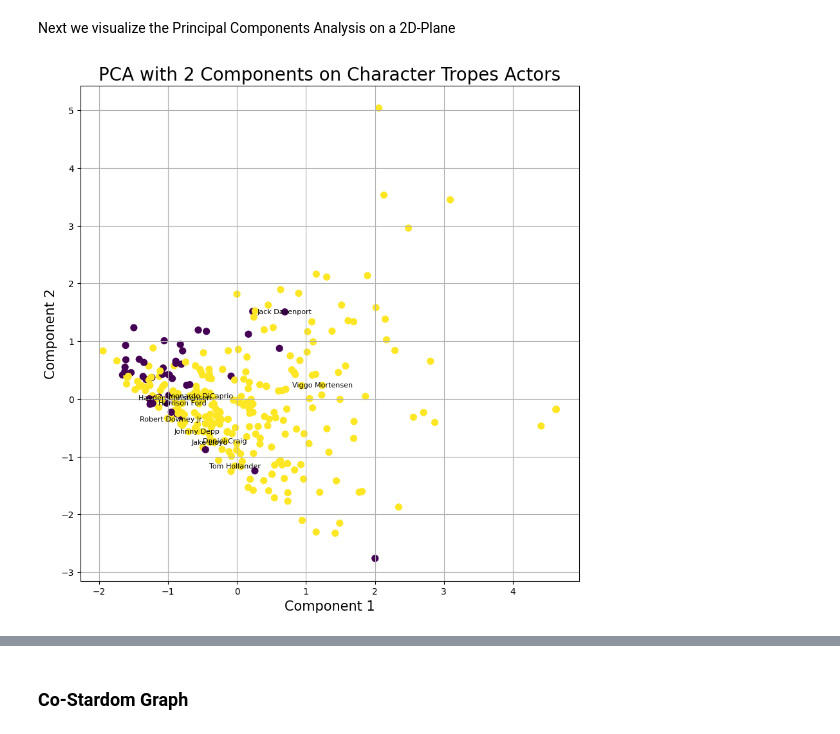
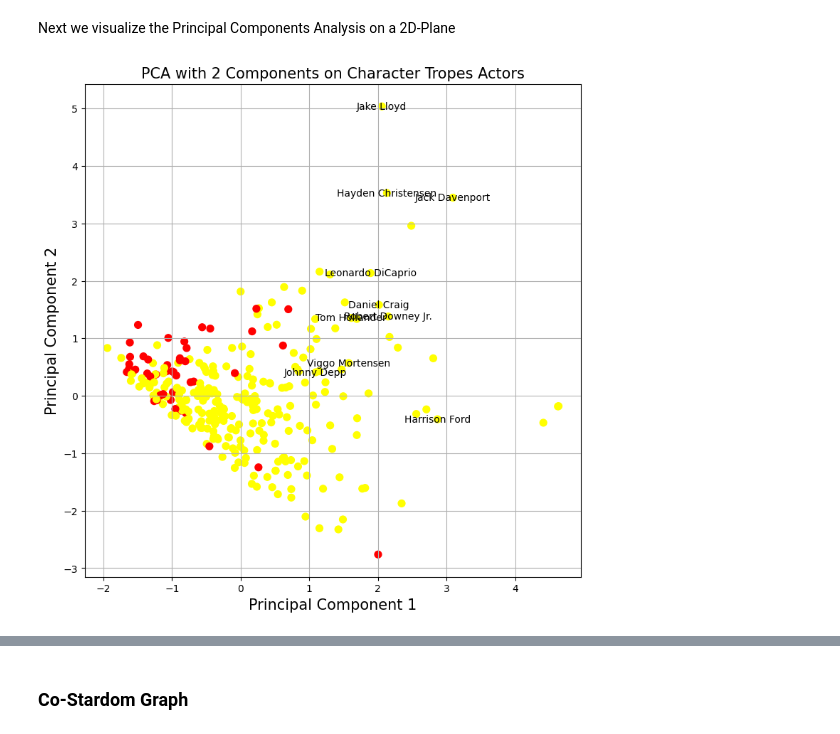
Before and after one commit to epfl-ada/ada-2022-project-shno, a Jupyter notebook: cmu_analysis.ipynb, the cells around one changed output, grey strips where cells are left out. Drawn from its saved outputs; the diff is of its cells as text; code cells hidden in the pictures.

```diff
--- a/cmu_analysis.ipynb
+++ b/cmu_analysis.ipynb
@@ -651,6 +655,7 @@ character_unique_pca[cont_columns] = character_unique_pca[cont_columns] / np.std
 features = cat_columns + cont_columns
 
 # One-hot encode the categorical columns
+character_unique_pca = character_unique_pca.sort_values(by='success', ascending=False)
 character_unique_actor_ohe = pd.get_dummies(character_unique_pca[features], columns=cat_columns)
 character_unique_actor_ohe.head()
 # %% [output]
@@ -684,25 +689,25 @@ Next we visualize the Principal Components Analysis on a 2D-Plane
 # %%
 # Extract the first and second components of the PCA
 x = character_unique_actor_pca[:, 0]
 y = character_unique_actor_pca[:, 1]
 
 # Create a scatter plot
-plt.figure(figsize=(10,10))
-plt.xlabel('Component 1', fontsize = 15)
-plt.ylabel('Component 2', fontsize = 15)
-plt.title("PCA with 2 Components on Character Tropes Actors",fontsize=20)
+plt.figure(figsize=(9,9))
+plt.xlabel('Principal Component 1', fontsize = 15)
+plt.ylabel('Principal Component 2', fontsize = 15)
+plt.title("PCA with 2 Components on Character Tropes Actors", fontsize=15)
 plt.grid()
 
-
-color = character_unique_pca['actor_gender'].apply(lambda x: int(x == 'M'))
-plt.scatter(x, y, s=50, c = color)
+color = character_unique_pca['actor_gender'].apply(lambda x: 'yellow' if (x == 'M') else 'red')
 
 character_unique_pca = character_unique_pca.sort_values(by='success', ascending=False)
 
 # Add labels to the points
 for i, index in enumerate(character_unique_pca.head(10).index):
-    plt.text(x[i], y[i], index, ha='center', va='center', fontsize=8, animated=True)
+    plt.text(x[i], y[i], index, ha='center', va='center', fontsize=10, animated=True)
 
+
+plt.scatter(x, y, s=50, c = color)
 plt.show()
 # %% [output]
-[figure, old version]
+[figure, new version]
```
Also changed, not shown: parts of 29 cells of this notebook.
